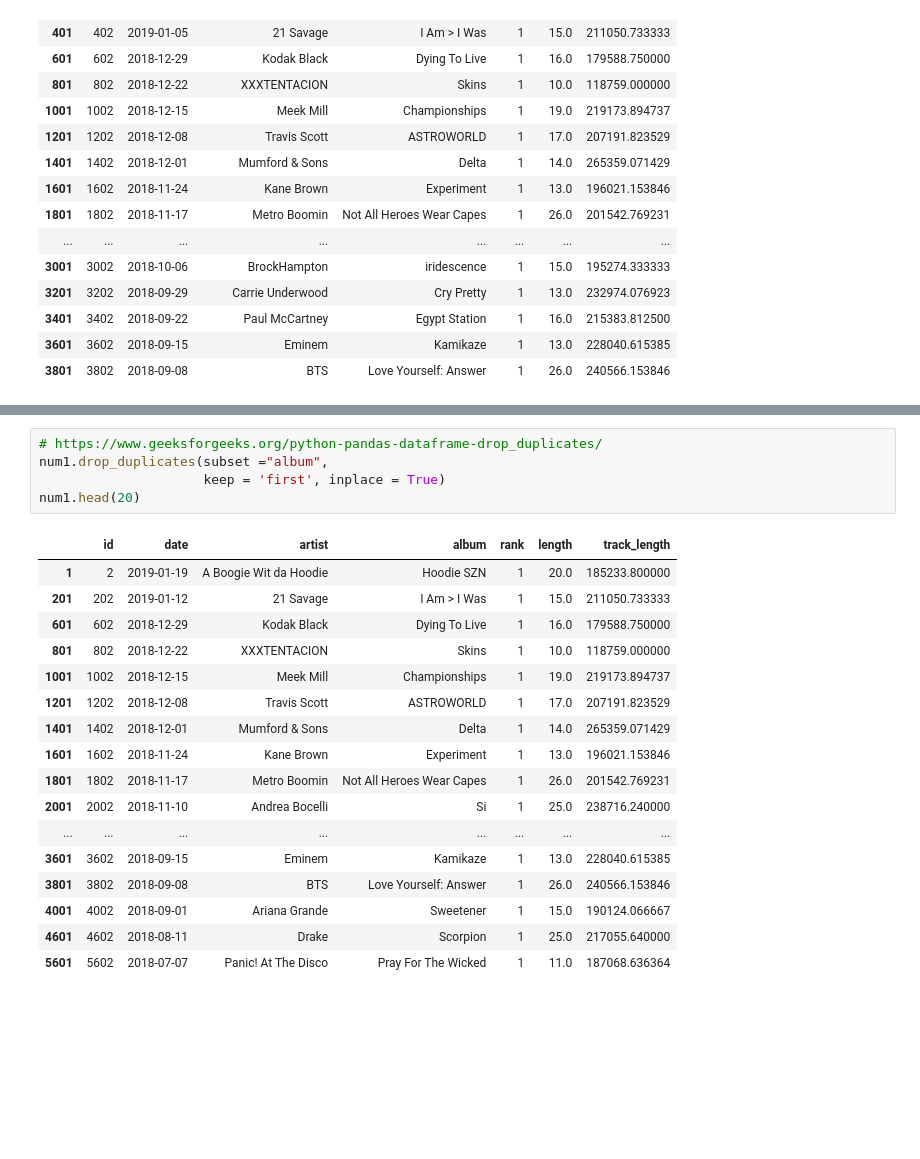
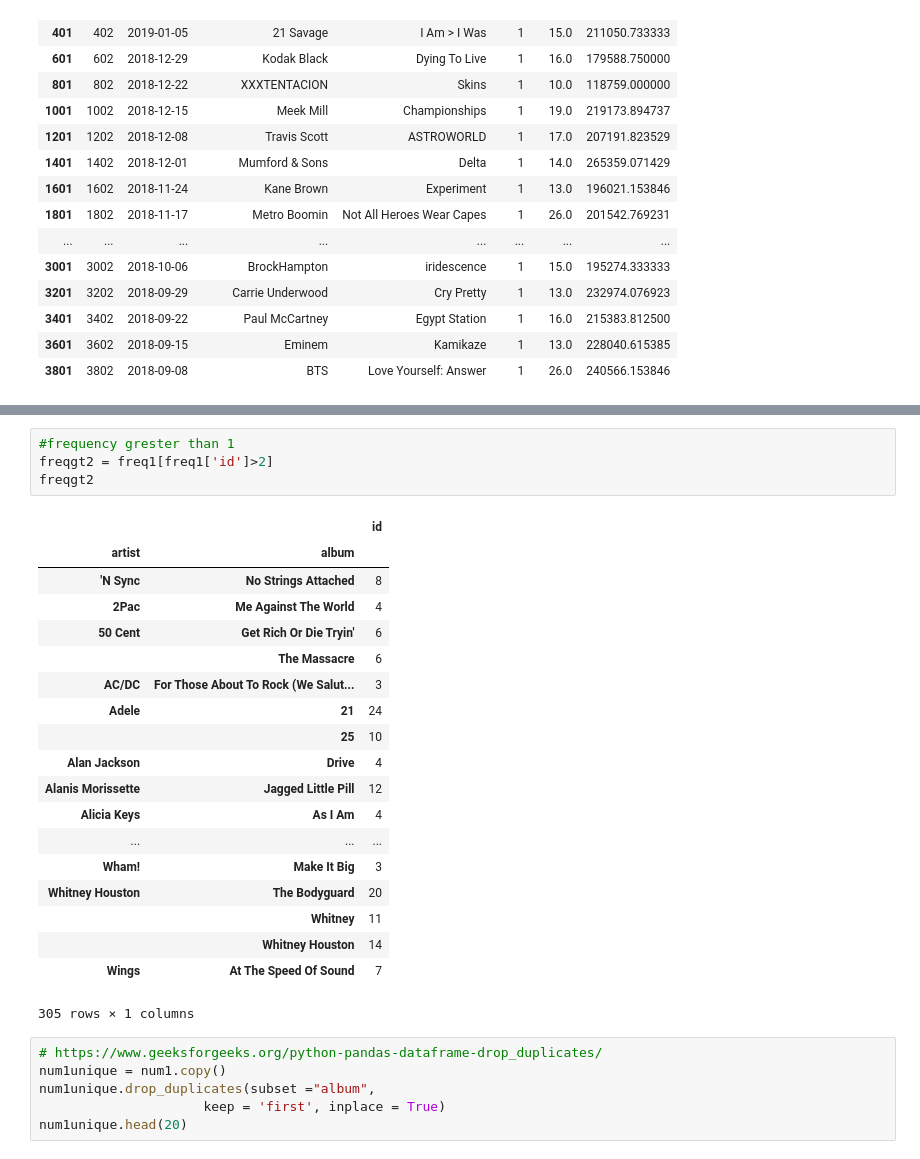
Before and after one commit to INSY6500projectTFSG/6500project, a Jupyter notebook: Project-Copy1.ipynb, the cells around one changed output, grey strips where cells are left out. Saved outputs shown, nothing was run; the diff lists cells and outputs as text; blank space fills up the shorter version.

```diff
--- a/Project-Copy1.ipynb
+++ b/Project-Copy1.ipynb
@@ -163,23 +149,30 @@ freq1
+# %%
+#frequency grester than 1
+freqgt2 = freq1[freq1['id']>2]
+freqgt2
+# %% [output]
+|  |  | id |
+| artist | album |  |
+| 'N Sync | No Strings Attached | 8 |
+| 2Pac | Me Against The World | 4 |
+| 50 Cent | Get Rich Or Die Tryin' | 6 |
+|  | The Massacre | 6 |
+| AC/DC | For Those About To Rock (We Salut... | 3 |
+| Adele | 21 | 24 |
+|  | 25 | 10 |
+| Alan Jackson | Drive | 4 |
+| Alanis Morissette | Jagged Little Pill | 12 |
+| Alicia Keys | As I Am | 4 |
+| ... | ... | ... |
+| Wham! | Make It Big | 3 |
+| Whitney Houston | The Bodyguard | 20 |
+|  | Whitney | 11 |
+|  | Whitney Houston | 14 |
+| Wings | At The Speed Of Sound | 7 |
+305 rows × 1 columns
 # %%
 # https://www.geeksforgeeks.org/python-pandas-dataframe-drop_duplicates/
-num1.drop_duplicates(subset ="album",
+num1unique = num1.copy()
+num1unique.drop_duplicates(subset ="album",
                      keep = 'first', inplace = True)
-num1.head(20)
+num1unique.head(20)
-# %% [output]
-|  | id | date | artist | album | rank | length | track_length |
-| 1 | 2 | 2019-01-19 | A Boogie Wit da Hoodie | Hoodie SZN | 1 | 20.0 | 185233.800000 |
-| 201 | 202 | 2019-01-12 | 21 Savage | I Am > I Was | 1 | 15.0 | 211050.733333 |
-| 601 | 602 | 2018-12-29 | Kodak Black | Dying To Live | 1 | 16.0 | 179588.750000 |
-| 801 | 802 | 2018-12-22 | XXXTENTACION | Skins | 1 | 10.0 | 118759.000000 |
-| 1001 | 1002 | 2018-12-15 | Meek Mill | Championships | 1 | 19.0 | 219173.894737 |
-| 1201 | 1202 | 2018-12-08 | Travis Scott | ASTROWORLD | 1 | 17.0 | 207191.823529 |
-| 1401 | 1402 | 2018-12-01 | Mumford & Sons | Delta | 1 | 14.0 | 265359.071429 |
-| 1601 | 1602 | 2018-11-24 | Kane Brown | Experiment | 1 | 13.0 | 196021.153846 |
-| 1801 | 1802 | 2018-11-17 | Metro Boomin | Not All Heroes Wear Capes | 1 | 26.0 | 201542.769231 |
-| 2001 | 2002 | 2018-11-10 | Andrea Bocelli | Si | 1 | 25.0 | 238716.240000 |
-| ... | ... | ... | ... | ... | ... | ... | ... |
-| 3601 | 3602 | 2018-09-15 | Eminem | Kamikaze | 1 | 13.0 | 228040.615385 |
-| 3801 | 3802 | 2018-09-08 | BTS | Love Yourself: Answer | 1 | 26.0 | 240566.153846 |
-| 4001 | 4002 | 2018-09-01 | Ariana Grande | Sweetener | 1 | 15.0 | 190124.066667 |
-| 4601 | 4602 | 2018-08-11 | Drake | Scorpion | 1 | 25.0 | 217055.640000 |
-| 5601 | 5602 | 2018-07-07 | Panic! At The Disco | Pray For The Wicked | 1 | 11.0 | 187068.636364 |
```
Also changed, not shown: parts of 6 cells of this notebook.
